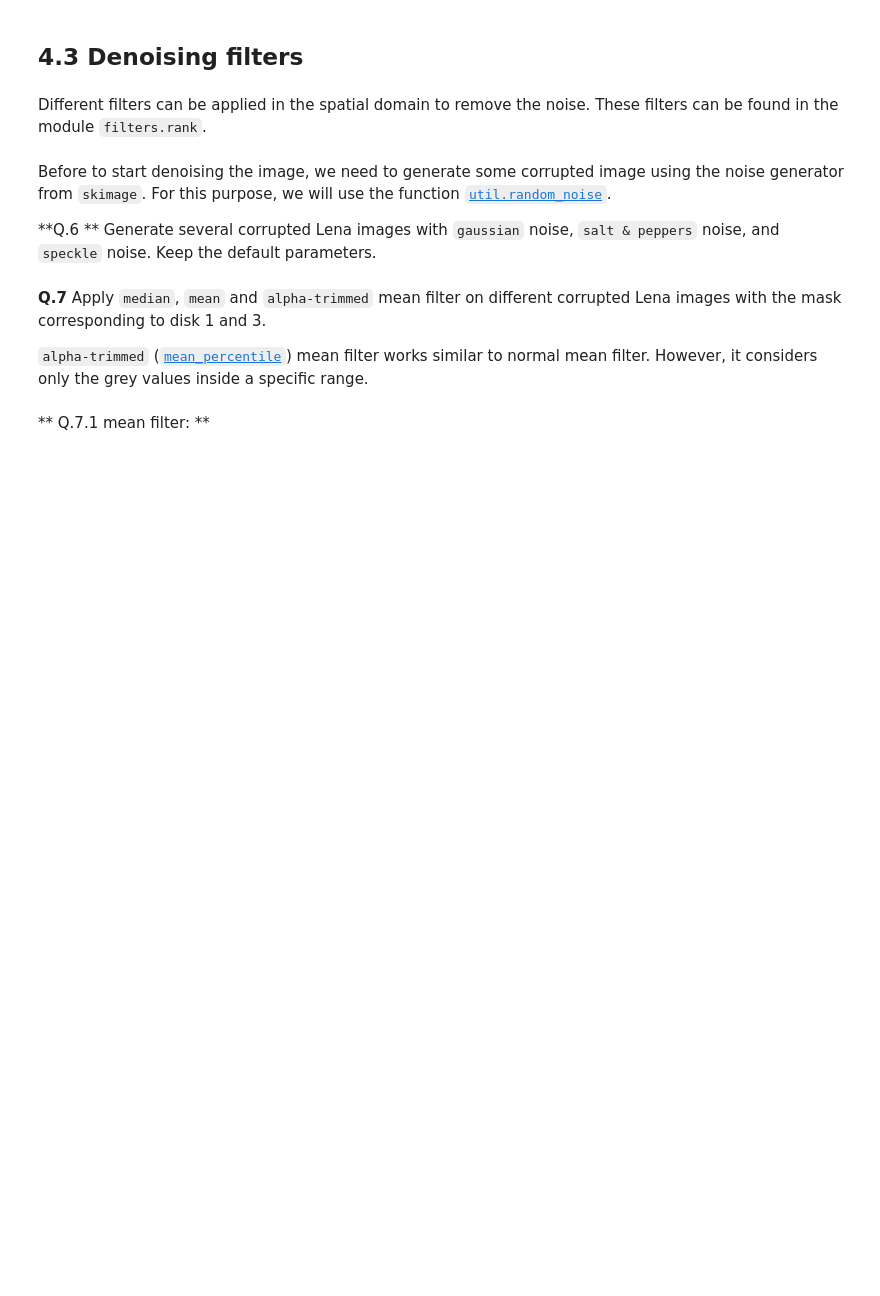
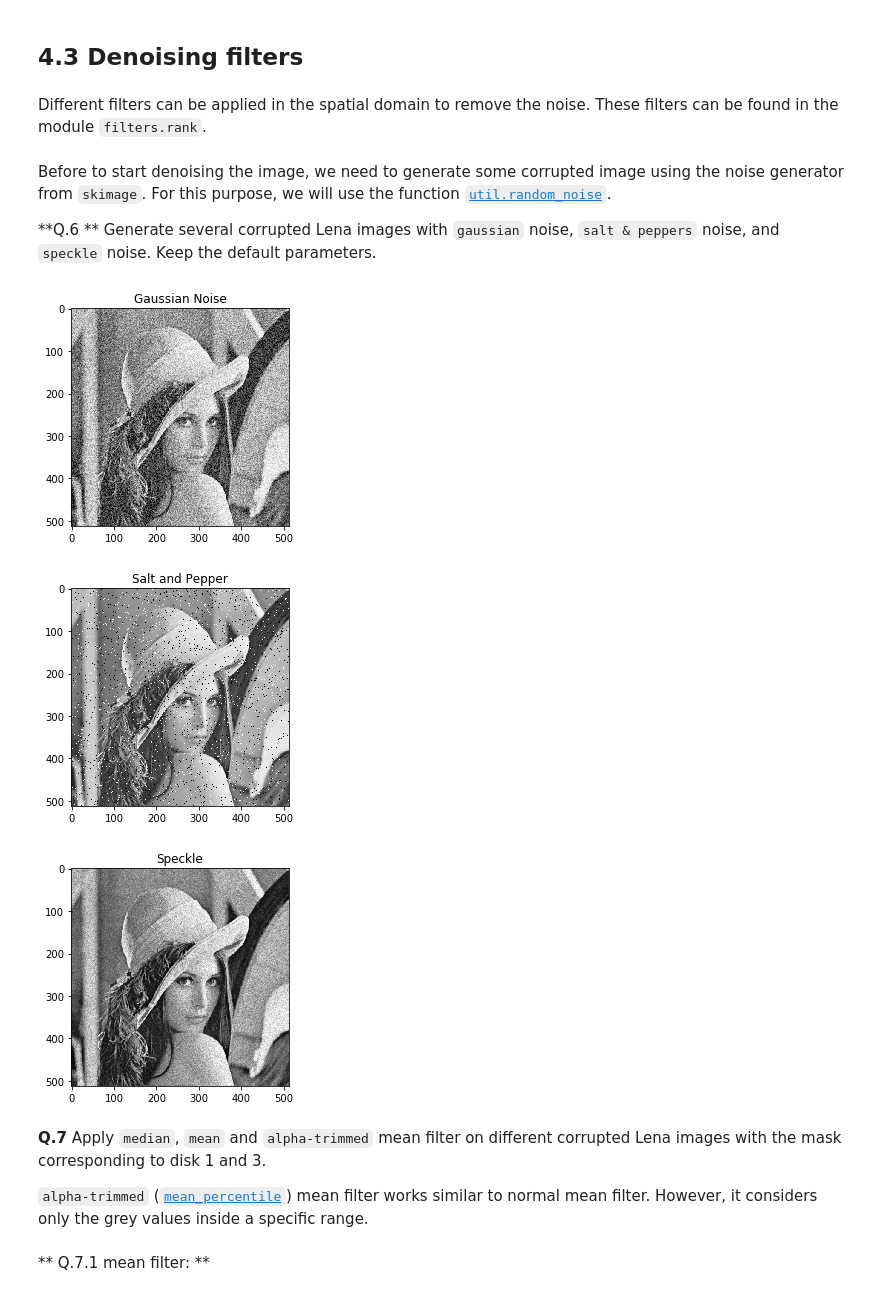
Before and after one commit to Amayawson/B31XB-IIP-TP-1718, a Jupyter notebook: 4-filter-spatial-domain/4-spatial-filter.ipynb, the cells around one changed output. Drawn from its saved outputs; the diff is of its cells as text; code cells hidden in the pictures; blank space fills up the shorter version.

```diff
--- a/4-filter-spatial-domain/4-spatial-filter.ipynb
+++ b/4-filter-spatial-domain/4-spatial-filter.ipynb
@@ -181,6 +289,27 @@ For this purpose, we will use the function [`util.random_noise`](http://scikit-i
 **Q.6 ** Generate several corrupted Lena images with `gaussian` noise, `salt & peppers` noise, and `speckle` noise. Keep the default parameters.
 # %%
 from skimage import util
+# %%
+from skimage import util
+LenaImage = io.imread('./images/lena-grey.bmp')
+LenaGaussNoise= random_noise(LenaImage, mode='gaussian', seed=None, clip=True)
+plt.imshow(LenaGaussNoise,cmap = cm.Greys_r)
+plt.title('Gaussian Noise')
+io.show()
+
+LenaGSNPNoise= random_noise(LenaImage, mode='s&p', seed=None, clip=True)
+plt.imshow(LenaGSNPNoise,cmap = cm.Greys_r)
+plt.title('Salt and Pepper')
+io.show()
+
+LenaSpeckleNoise= random_noise(LenaImage, mode='speckle', seed=None, clip=True)
+plt.imshow(LenaSpeckleNoise,cmap = cm.Greys_r)
+plt.title('Speckle')
+io.show()
+# %% [output]
+[figure, added]
+[figure, added]
+[figure, added]
 # %% [markdown]
 **Q.7** Apply `median`, `mean` and `alpha-trimmed` mean filter on different corrupted Lena images with the mask corresponding to disk 1 and 3.
 
```
Also changed, not shown: parts of 7 cells of this notebook, 1 other file.
